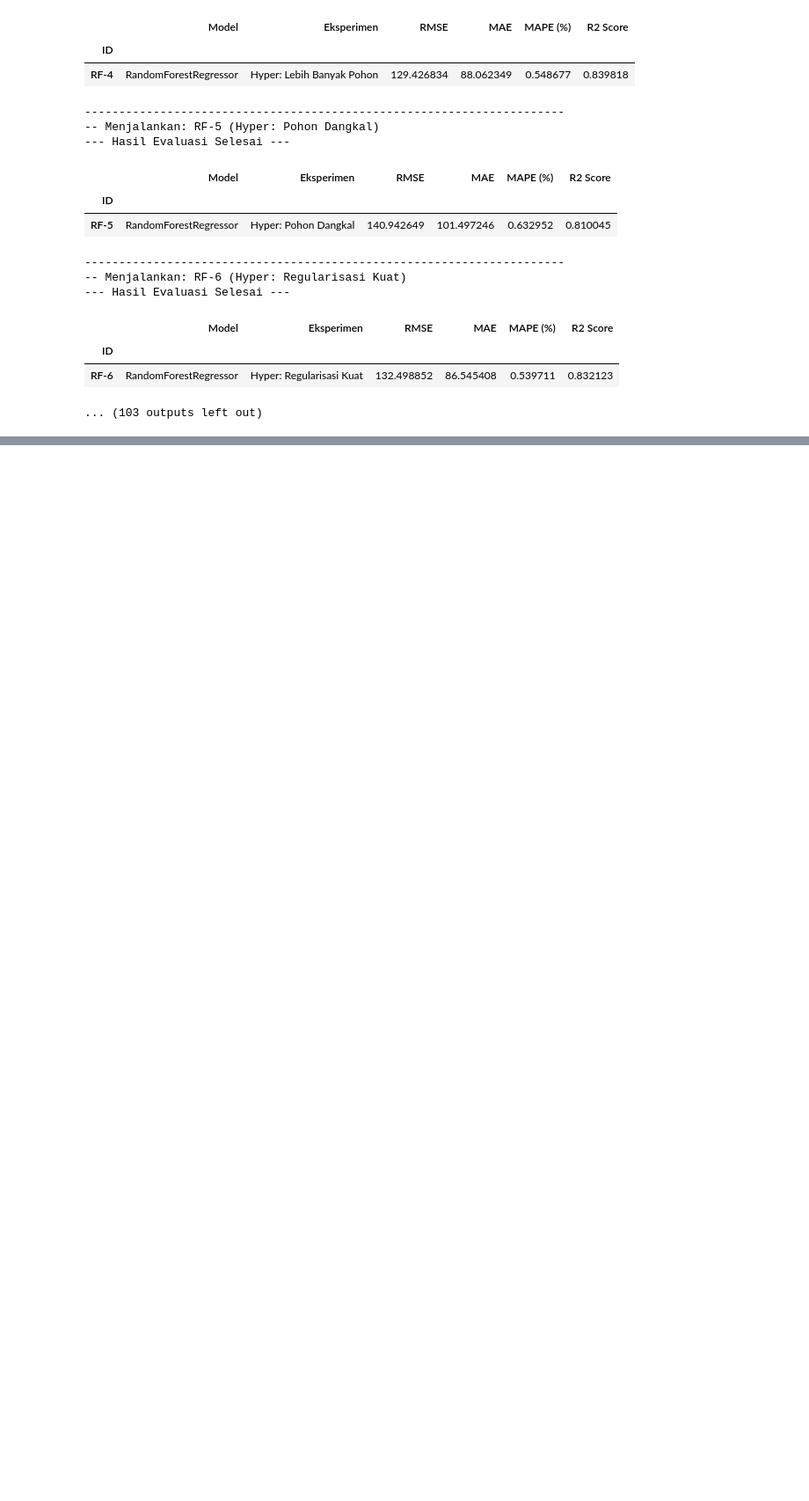
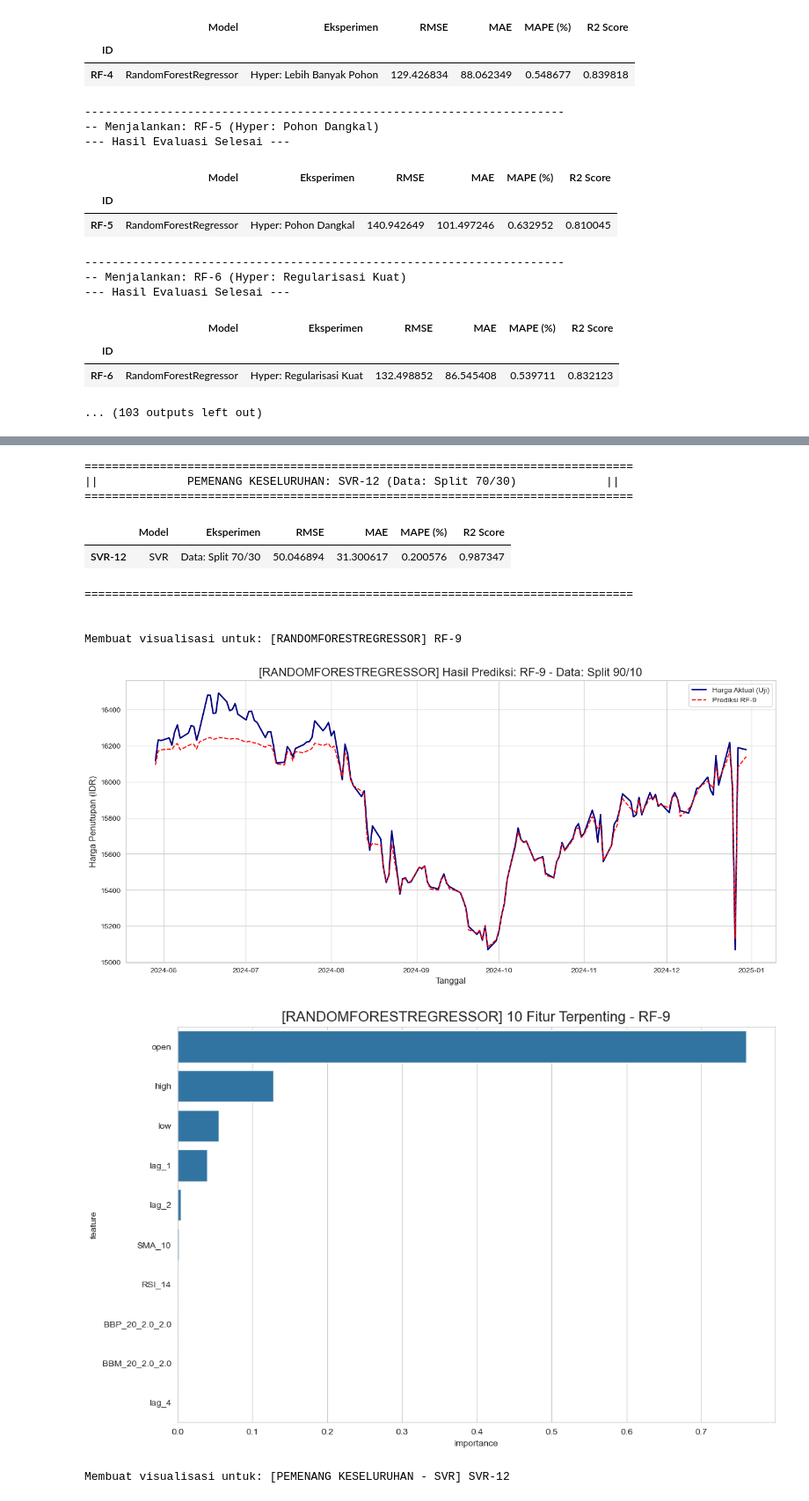
Before and after one commit to Blauzaa/UTS_ML, a Jupyter notebook: RF-XGB-SVR.ipynb, the cells around one changed output, grey strips where cells are left out. Shown at 88% size. Drawn from its saved outputs; the diff is of its cells as text; code cells hidden in the pictures; blank space fills up the shorter version.

Commit message:
memperbaiki eksperimen untuk setiap metode dan memecah code menjadi 3 file

```diff
--- a/RF-XGB-SVR.ipynb
+++ b/RF-XGB-SVR.ipynb
@@ -491,9 +474,11 @@ Data berhasil diunduh dan dipersiapkan.
 | 2019-01-04 | 14375.400391 | 14403.0 | 14211.000000 | 14375.400391 | 0 |
 | 2019-01-07 | 14267.000000 | 14263.0 | 14008.000000 | 14263.000000 | 0 |
 # %%
+
 all_results = []
-models_trained = {} # Simpan model yang sudah dilatih untuk visualisasi
-feature_names_map = {} # Simpan nama fitur untuk setiap model
+models_trained = {}      # Kamus untuk menyimpan model yang sudah dilatih
+feature_names_map = {} # Kamus untuk menyimpan nama fitur untuk setiap model
+
 start_total_time = time.time()
 
 for config in all_configs:
@@ -509,8 +494,10 @@ for config in all_configs:
 
     except Exception as e:
         print(f"!!! GAGAL: {config['id']} ({config['name']}) - Error: {e}")
-        all_results.append({'ID': config['id'], 'Model': config['model_name'], 'Eksperimen': config['name'],
-                            'RMSE': np.nan, 'MAE': np.nan, 'MAPE (%)': np.nan, 'R2 Score': np.nan})
+        all_results.append({
+            'ID': config['id'], 'Model': config['model_name'], 'Eksperimen': config['name'],
+            'RMSE': np.nan, 'MAE': np.nan, 'MAPE (%)': np.nan, 'R2 Score': np.nan
+        })
 
 end_total_time = time.time()
 print(f"\n\nEKSEKUSI SEMUA {len(all_configs)} EKSPERIMEN SELESAI.")
@@ -625,0 +578,43 @@ Membuat visualisasi untuk: SVR-12
+# %%
+# Sel 8: Analisis Pemenang dan Visualisasi
+
+if not results_df.dropna().empty:
+    print("\n" + "*"*80)
+    print("*" + " ANALISIS HASIL TERBAIK PER MODEL & KESELURUHAN ".center(78) + "*")
+    print("*"*80)
+
+    # 1. Cari ID eksperimen terbaik untuk setiap model berdasarkan MAPE terendah
+    best_ids_per_model = results_df.loc[results_df.groupby('Model')['MAPE (%)'].idxmin()]
+
+    print("\n--- METRIK EVALUASI TERBAIK UNTUK SETIAP JENIS MODEL ---")
+    display(best_ids_per_model)
+
+    # 2. Cari pemenang keseluruhan dari para pemenang model
+    overall_best_id = best_ids_per_model['MAPE (%)'].idxmin()
+    overall_best_result = best_ids_per_model.loc[overall_best_id]
+
+    print("\n" + "="*80)
+    print("||" + f" PEMENANG KESELURUHAN: {overall_best_id} ({overall_best_result['Eksperimen']}) ".center(74) + "||")
+    print("="*80)
+    display(pd.DataFrame(overall_best_result).T)
+    print("="*80 + "\n")
+
+    # 3. Lakukan visualisasi untuk setiap model terbaik
+    for best_id in best_ids_per_model.index:
+        best_config = next((c for c in all_configs if c['id'] == best_id), None)
+        best_model = models_trained.get(best_id)
+        best_feature_names = feature_names_map.get(best_id)
+
+        # Tambahkan prefix untuk membedakan grafik, dan tandai pemenang utama
+        title_prefix = f"[{best_config['model_name'].upper()}]"
+        if best_id == overall_best_id:
+            title_prefix = f"[PEMENANG KESELURUHAN - {best_config['model_name'].upper()}]"
+
+        if best_config and best_model:
+            visualize_best_experiment(raw_data, best_config, best_model, best_feature_names, title_prefix=title_prefix)
+        else:
+            print(f"Tidak dapat membuat visualisasi untuk {best_id}, data tidak ditemukan.")
+
+else:
+    print("Tidak ada hasil eksperimen yang berhasil untuk dianalisis.")
+# %% [output]
@@ -625,0 +631,12 @@ Membuat visualisasi untuk: SVR-12
+================================================================================
+||             PEMENANG KESELURUHAN: SVR-12 (Data: Split 70/30)             ||
+================================================================================
+|  | Model | Eksperimen | RMSE | MAE | MAPE (%) | R2 Score |
+| SVR-12 | SVR | Data: Split 70/30 | 50.046894 | 31.300617 | 0.200576 | 0.987347 |
+================================================================================
+
+
+Membuat visualisasi untuk: [RANDOMFORESTREGRESSOR] RF-9
+[figure, added]
+[figure, added]
+Membuat visualisasi untuk: [PEMENANG KESELURUHAN - SVR] SVR-12
```
Also changed, not shown: parts of 8 cells of this notebook, 8 other files.
